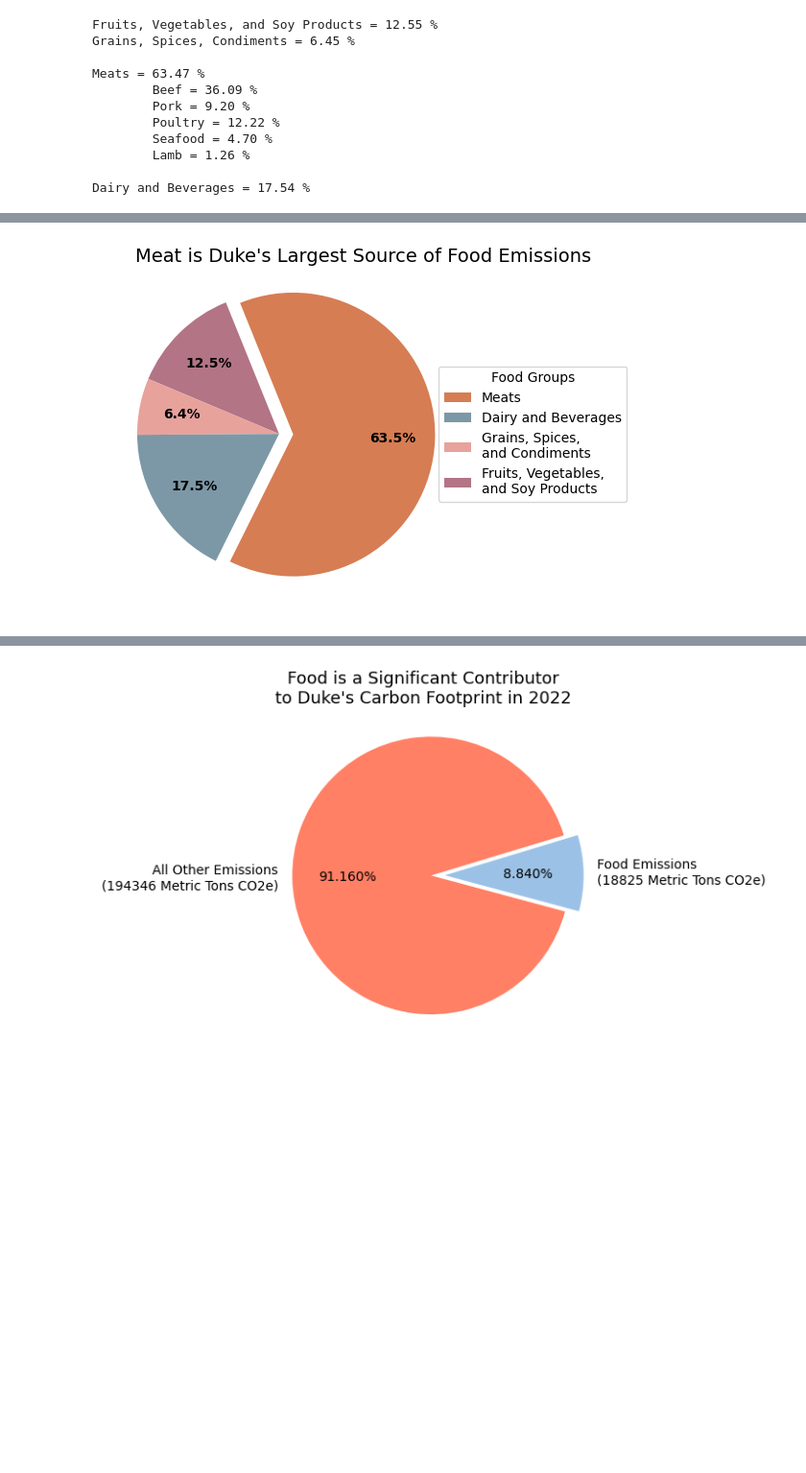
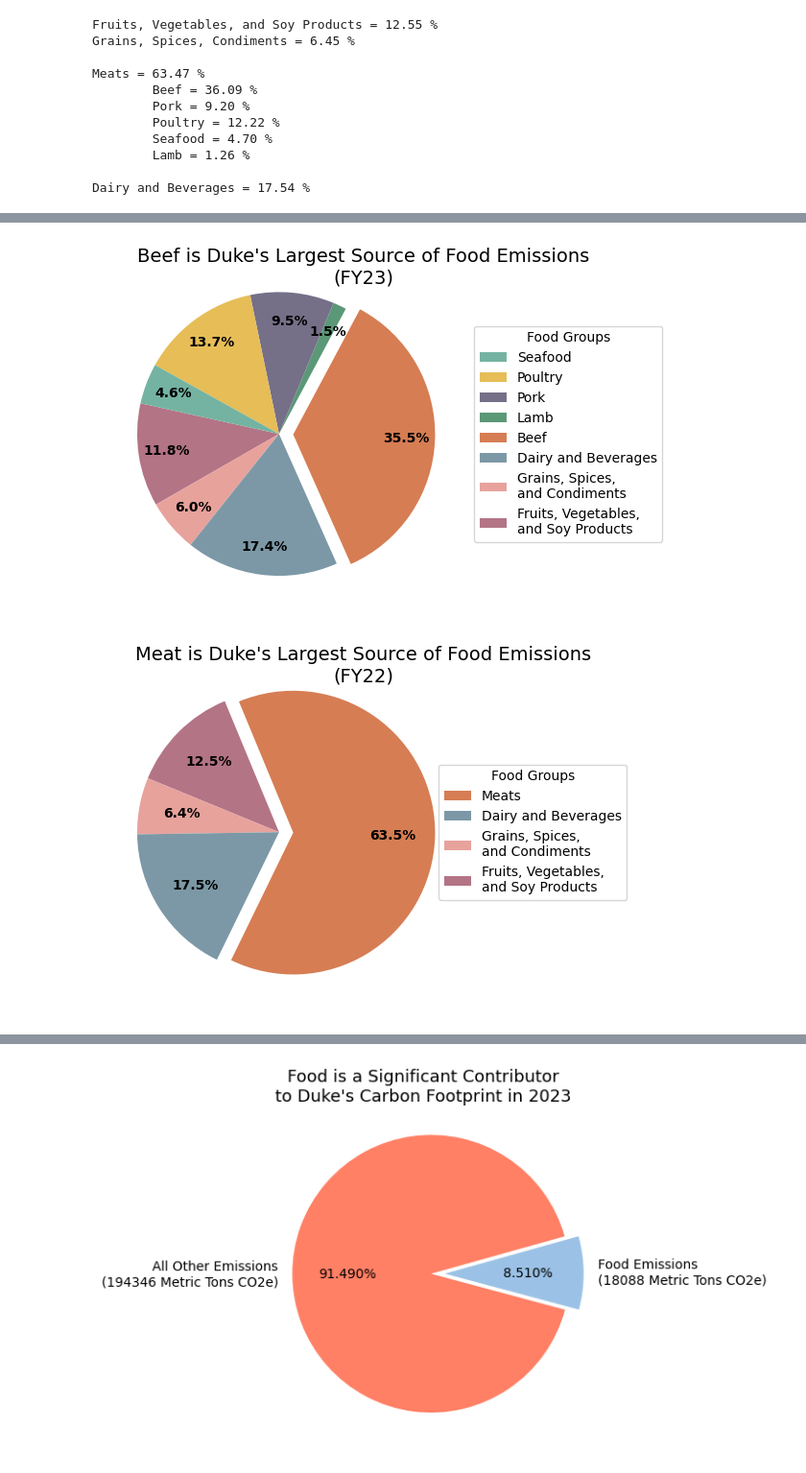
Before and after one commit to ethansong206/Climate-Plus-Project, a Jupyter notebook: DataCleaning.ipynb, the cells around one changed output, grey strips where cells are left out. Shown: that part at 96% size. Saved outputs shown, nothing was run; the diff lists cells and outputs as text; code cells hidden in the pictures; blank space fills up the shorter version.

```diff
--- a/DataCleaning.ipynb
+++ b/DataCleaning.ipynb
@@ -790,3 +796,21 @@ If food is not included in Duke's calculations, then the reported amount is:  98
 
 Multiplying by a ratio of 33/4 to estimate all locations gets us 18825.573341900865 Metric Tons of CO2eq.
 This would make the reported amount  91.16881625126115 % of the real total emissions
+# %%
+#@title Analysis fy23
+#later, download a csv from previous code and move this to a new notebook
+total_food_emissions23 = DDFY23['CO2e(kg)'].sum()
+total_duke_emissions23 = 194346000 #in kg, from 2023 GHG emissions
+
+total_food_amount_kg23 = DDFY23['Total Amount(kg)'].sum()
+total_food_amount_calced_kg23 = DDFY23[DDFY23['CO2e(kg)'] != 0]['Total Amount(kg)'].sum()
+percent_food_calced23 = total_food_amount_calced_kg23 / total_food_amount_kg23 * 100
+
+print('The percentage of food (by weight) with calculated carbon emissions so far in 2023 is: ', percent_food_calced23, "%")
+print('')
+print("Of what has been calculated, food is ", total_food_emissions23 / total_duke_emissions23 * 100, "% of Duke's total GHG emissions in 2023")
+print("The value in Metric Tons is: ", total_food_emissions23 / 1000)
+print("If food is not included in Duke's calculations, then the reported amount is: ", total_duke_emissions23 / (total_duke_emissions23 + total_food_emissions23) * 100, "% of the real total emissions")
+print('')
+print("Multiplying by a ratio of 33/4 to estimate all locations gets us", total_food_emissions23 * (33/4) / 1000, "Metric Tons of CO2eq.")
+print("This would make the reported amount ", total_duke_emissions23 / (total_duke_emissions23 + total_food_emissions23 * (33/4)) * 100, "% of the real total emissions")
@@ -862,5 +942,27 @@ plt.show()
+# %%
+#@title Food Emissions Breakdown (Meat Groups) fy23
+pcts = [pc_fvs23, pc_gsc23, pc_db23, pc_beef23, pc_lamb23, pc_pork23, pc_poultry23, pc_seafood23]
+labels = ['Fruits, Vegetables, \nand Soy Products', 'Grains, Spices, \nand Condiments', 'Dairy and Beverages', 'Beef', 'Lamb', 'Pork', 'Poultry', 'Seafood']
+
+plt.pie(pcts,
+        explode=[0, 0, 0, 0.1, 0, 0, 0, 0],
+        pctdistance = .8,
+        labeldistance = 1.3,
+        autopct=lambda x: f'{x:.1f}%',
+        textprops={"size": 10, "weight": 'bold'},
+        radius = 1,
+        colors = ["#b37486", "#e7a29c", "#7c98a6", "#d67d53", "#5b9877", "#757088", "#e6bd57", '#74b3a1'],
+        startangle = 167.5
+        )
+plt.suptitle('Beef is Duke\'s Largest Source of Food Emissions\n(FY23)',
+             x = .65, y = .9, fontsize = 14, ha = 'center')
+plt.legend(labels, loc="center right", bbox_to_anchor=(1.6, 0.5), title="Food Groups", reverse = True)
+
+plt.show()
+# %% [output]
+[figure, added]
 # %%
-#@title Food Emissions Breakdown (Meat)
+#@title Food Emissions Breakdown (Meat) fy22
 pcts = [pc_fvs22, pc_gsc22, pc_db22, pc_meat22]
 labels = ['Fruits, Vegetables, \nand Soy Products', 'Grains, Spices, \nand Condiments', 'Dairy and Beverages', 'Meats']
 
@@ -872,12 +974,12 @@ plt.pie(pcts,
         textprops={"size": 10, "weight": 'bold'},
         radius = 1,
         colors = ["#b37486", "#e7a29c", "#7c98a6", "#d67d53"],
-        startangle = 112
+        startangle = 112.5
         )
-plt.suptitle('Meat is Duke\'s Largest Source of Food Emissions',
+plt.suptitle('Meat is Duke\'s Largest Source of Food Emissions\n(FY22)',
              x = .65, y = .9, fontsize = 14, ha = 'center')
 plt.legend(labels, loc="center right", bbox_to_anchor=(1.5, 0.5), title="Food Groups", reverse = True)
 
 plt.show()
 # %% [output]
-[figure, old version]
+[figure, new version]
```
Also changed, not shown: parts of 16 cells of this notebook.
